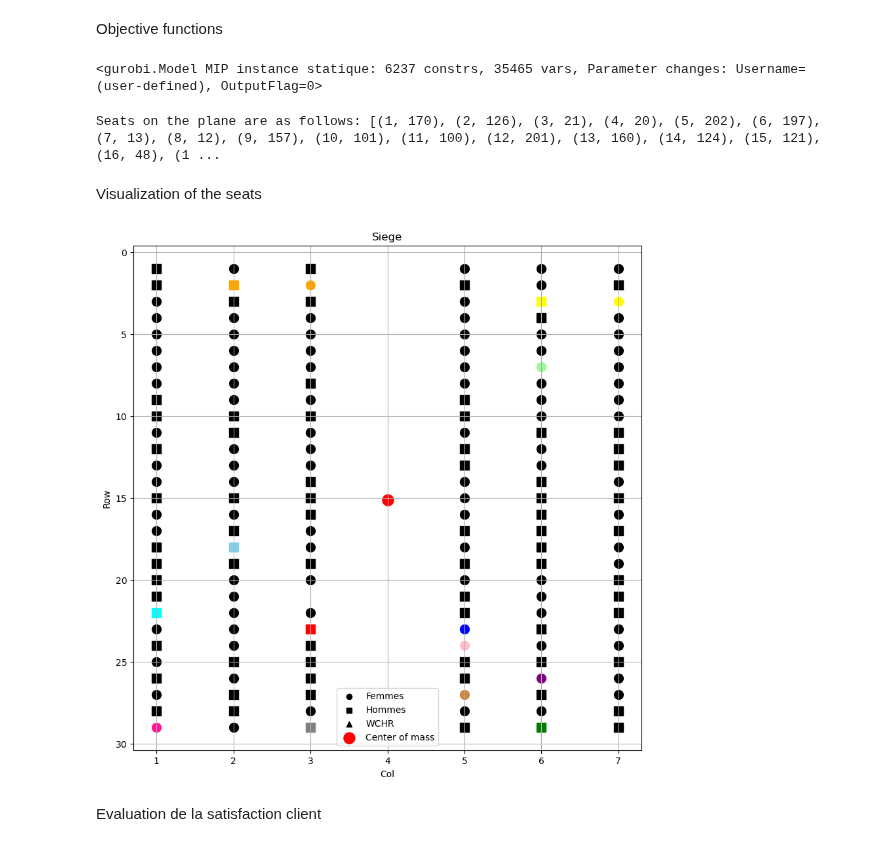
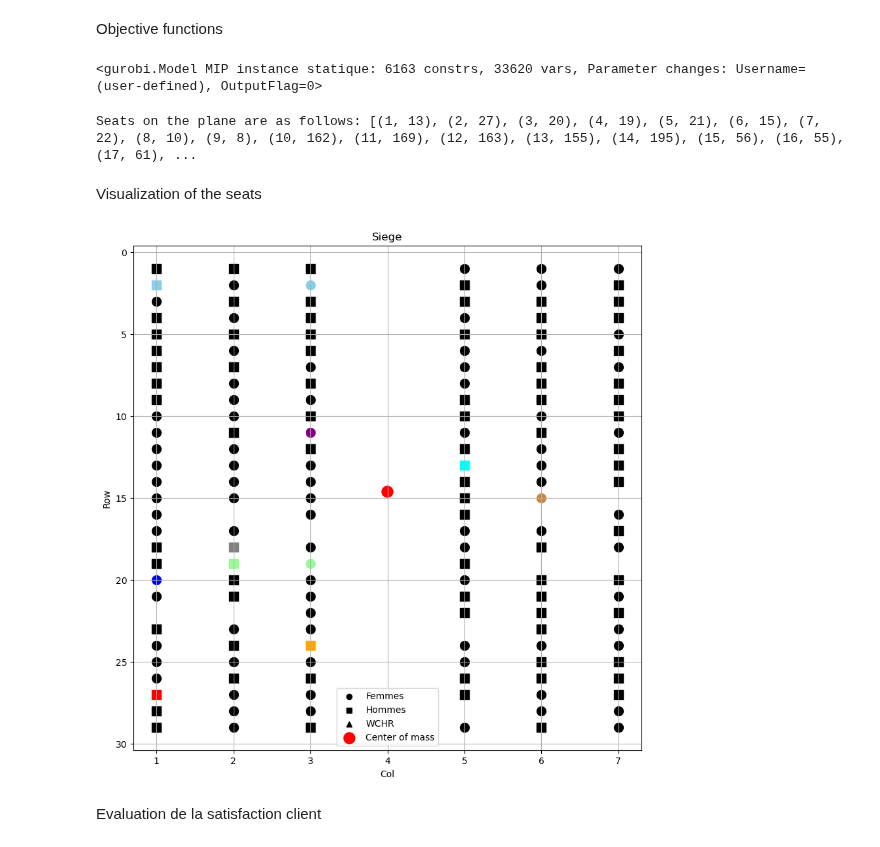
Before and after one commit to DelphineSalzmann/Opti_AirFrance, a Jupyter notebook: main.ipynb, the cells around one changed output. Saved outputs shown, nothing was run; the diff lists cells and outputs as text; code cells hidden in the pictures.

```diff
--- a/main.ipynb
+++ b/main.ipynb
@@ -45,7 +45,7 @@ def create_passengers_dict(data):
     j = 1
 
     for group_num, group_data in data.items():
-        weights = {'Femmes': 70, 'Hommes': 85, 'WCHR': 100}  # Weight per passenger
+        weights = {'Femmes': 70, 'Hommes': 85, 'WCHR': 10000}  # Weight per passenger
 
         # Extracting data
         femmes, hommes, wchr, total_minutes = group_data
@@ -167,7 +167,7 @@ def create_model_and_variables(passengers_dict):
 # %%
 #Choice of the dictionnary
 
-Passengers=Passengers_Oct23
+Passengers=Passengers_Oct24
 # %%
 # Create models and variables for each date
 n=len(Passengers)
@@ -248,7 +245,7 @@ m.params.outputflag = 0 # mute mode
 m.update() # Model update
 display(m) # Text mode display of PL
 # %% [output]
-<gurobi.Model MIP instance statique: 6237 constrs, 35465 vars, Parameter changes: Username=(user-defined), OutputFlag=0>
+<gurobi.Model MIP instance statique: 6163 constrs, 33620 vars, Parameter changes: Username=(user-defined), OutputFlag=0>
 # %%
 #Resolution
 m.Params.timeLimit = 120
@@ -257,7 +254,7 @@ m.optimize()
 print()
 print("Seats on the plane are as follows:", [(i, j) for i in range(1, len(Passengers) + 1) for j in range(1, ns + 1) if S[(i, j)].x])
 # %% [output]
-Seats on the plane are as follows: [(1, 170), (2, 126), (3, 21), (4, 20), (5, 202), (6, 197), (7, 13), (8, 12), (9, 157), (10, 101), (11, 100), (12, 201), (13, 160), (14, 124), (15, 121), (16, 48), (1 ...
+Seats on the plane are as follows: [(1, 13), (2, 27), (3, 20), (4, 19), (5, 21), (6, 15), (7, 22), (8, 10), (9, 8), (10, 162), (11, 169), (12, 163), (13, 155), (14, 195), (15, 56), (16, 55), (17, 61), ...
 # %% [markdown]
 Visualization of the seats
 # %%
@@ -317,45 +314,45 @@ shapes = {
 
 # Define colors for the groups with 3 passangers
 colors = {
-    7: 'red',
-    4: 'green',
-    20: 'blue',
+    72: 'red',
+    109: 'green',
+    67: 'blue',
     14: 'orange',
     23: 'purple',
     46: 'gray',
     3: 'yellow',
-    15: 'cyan',
+    47: 'cyan',
     17: 'peru',
-    13:'palegreen',
-    18: 'pink',
-    5:'deeppink',
-    12:'skyblue'
+    76:'palegreen',
+    112: 'pink',
+    117:'deeppink',
+    3:'skyblue'
 }
 
 plt.figure(figsize=(10, 10))
 for idx, coord in enumerate(seat_coords):
     group = Passengers[idx + 1]['group']
     gender = Passengers[idx + 1]['gender']
     color = colors.get(group, 'black')  # Get color for the group, default to black if not in colors dictionary
     shape = shapes.get(gender, 'o')      # Get shape for the gender, default to circle if not in shapes dictionary
     plt.scatter(coord[0], coord[1], color=color, marker=shape,  s=100)  # Use marker parameter to set the shape
 
 # Add labels for each gender
 for gender, shape in shapes.items():
     plt.scatter([], [], color='black', marker=shape, label=gender)  # Create invisible scatter plot to add label
 
 # Plotting the center of mass
 plt.scatter(x_g.getValue(), y_g.getValue(), color='red', marker='o', s=150, label='Center of mass')  # Larger red point for center of mass
 
 plt.xlabel('Col')
 plt.ylabel('Row')
 plt.title('Siege')
 plt.grid(True)
 plt.gca().invert_yaxis()
 plt.legend()  # Show legend with gender labels
 plt.show()
 # %% [output]
-[figure, old version]
+[figure, new version]
 # %% [markdown]
 Evaluation de la satisfaction client
 # %% [markdown]
```
Also changed, not shown: parts of 8 cells of this notebook.
